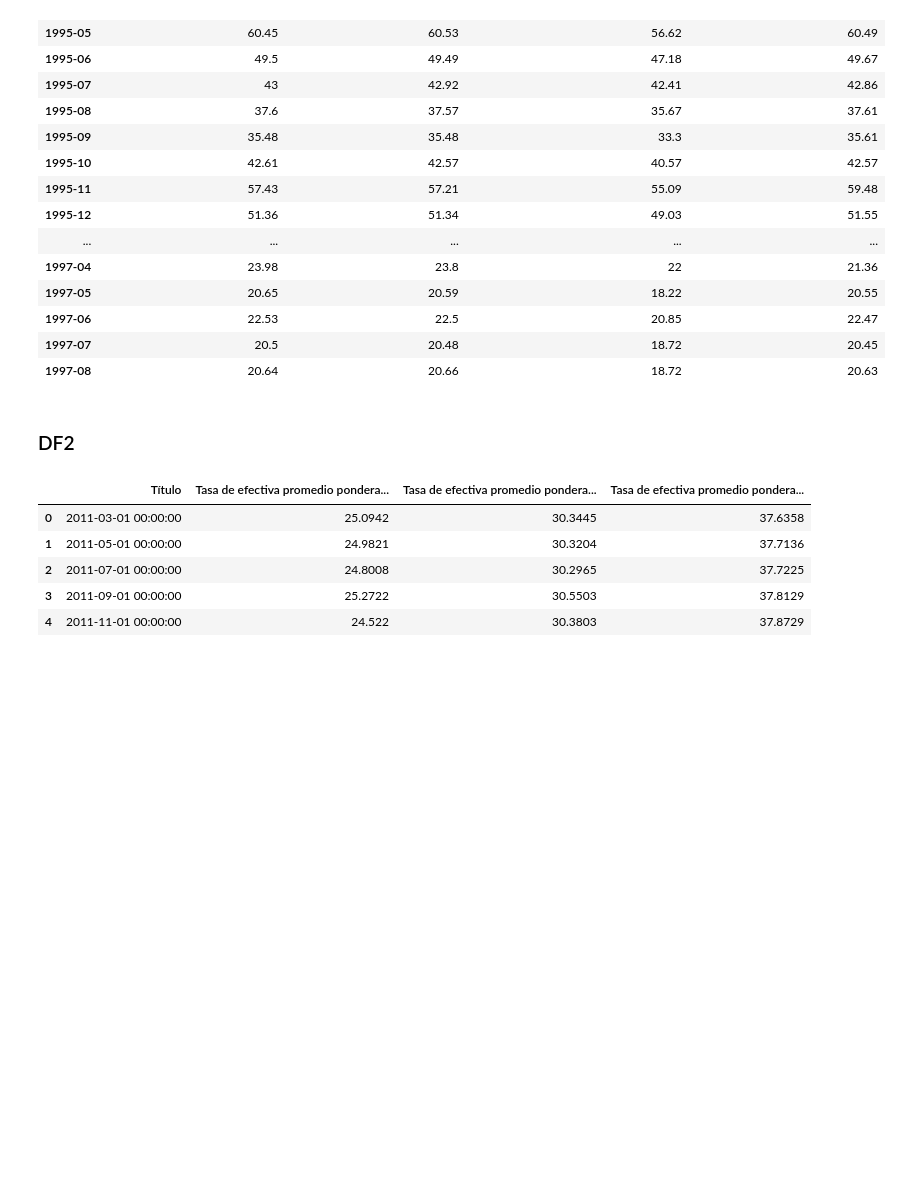
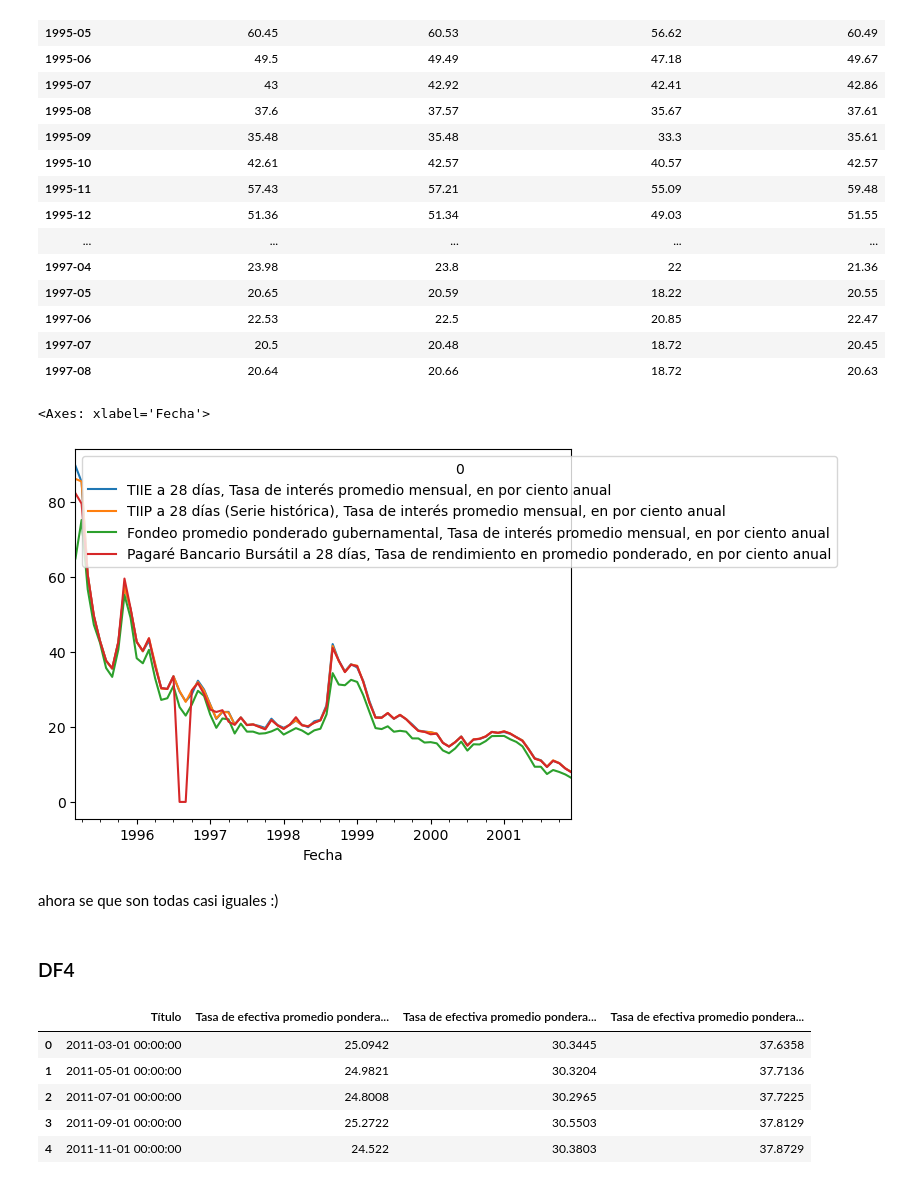
Before and after one commit to heritaco/Data-Mining, a Jupyter notebook: 03-Tasas-de-Interes-al-Consumo/02-explore-data.ipynb, the cells around one changed output. Saved outputs shown, nothing was run; the diff lists cells and outputs as text; code cells hidden in the pictures; blank space fills up the shorter version.

```diff
--- a/03-Tasas-de-Interes-al-Consumo/02-explore-data.ipynb
+++ b/03-Tasas-de-Interes-al-Consumo/02-explore-data.ipynb
@@ -202,8 +202,19 @@ df3.head(30)
 | 1997-06 | 22.53 | 22.5 | 20.85 | 22.47 |
 | 1997-07 | 20.5 | 20.48 | 18.72 | 20.45 |
 | 1997-08 | 20.64 | 20.66 | 18.72 | 20.63 |
+# %%
+# Convert relevant columns to numeric data types
+df3 = df3.apply(pd.to_numeric, errors='coerce')
+
+# graficamos
+df3.plot()
+# %% [output]
+<Axes: xlabel='Fecha'>
+[figure, added]
+# %% [markdown]
+ahora se que son todas casi iguales :)
 # %% [markdown]
-### DF2
+### DF4
 # %%
 df4.head()
 # %% [output]
```
Also changed, not shown: parts of 4 cells of this notebook.
